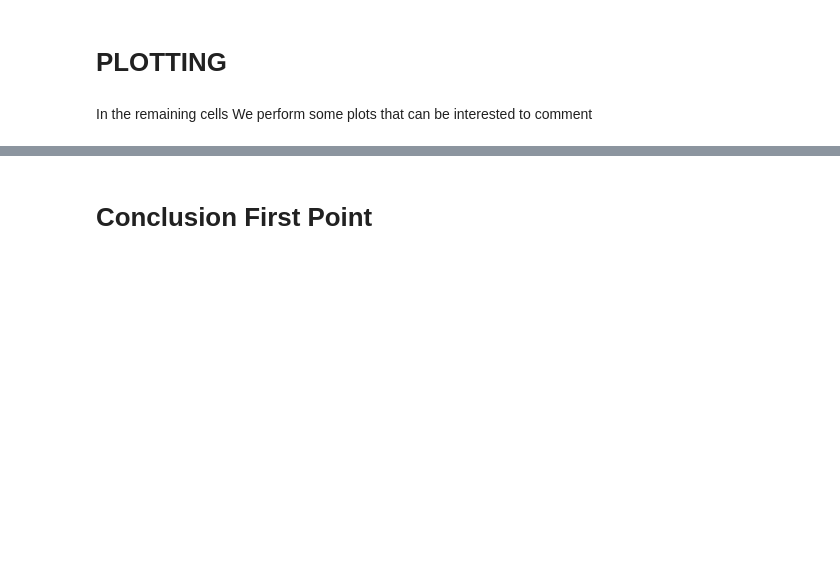
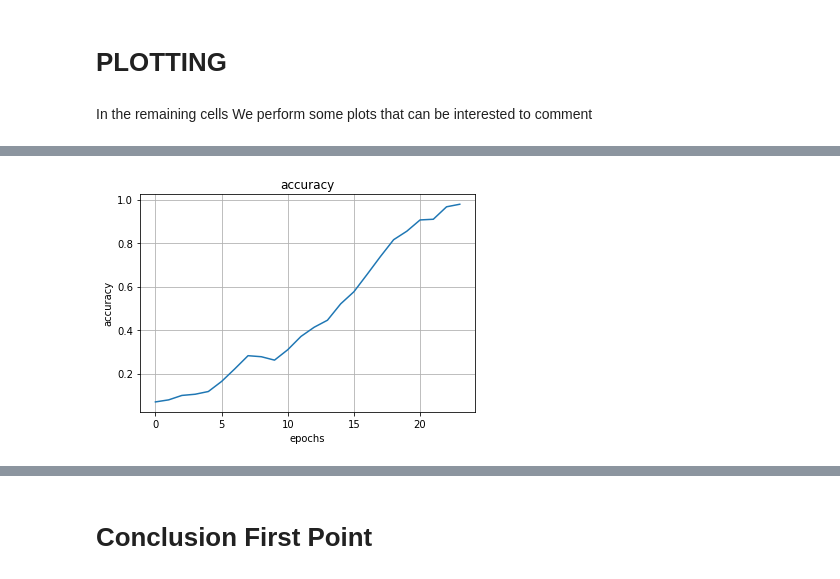
Before and after one commit to Gideon996/Computer-Vision-2020, a Jupyter notebook: Point_One.ipynb, the cells around one changed output, grey strips where cells are left out. Drawn from its saved outputs; the diff is of its cells as text; code cells hidden in the pictures; blank space fills up the shorter version.

```diff
--- a/Point_One.ipynb
+++ b/Point_One.ipynb
@@ -193,0 +164,4 @@ plt.savefig("images_point_one/loss.jpg")
+# %%
+pltu.plottingAccuracy(history, "images_point_one")
+# %% [output]
+[figure, added]
```
Also changed, not shown: parts of 13 cells of this notebook, 2 other files.
